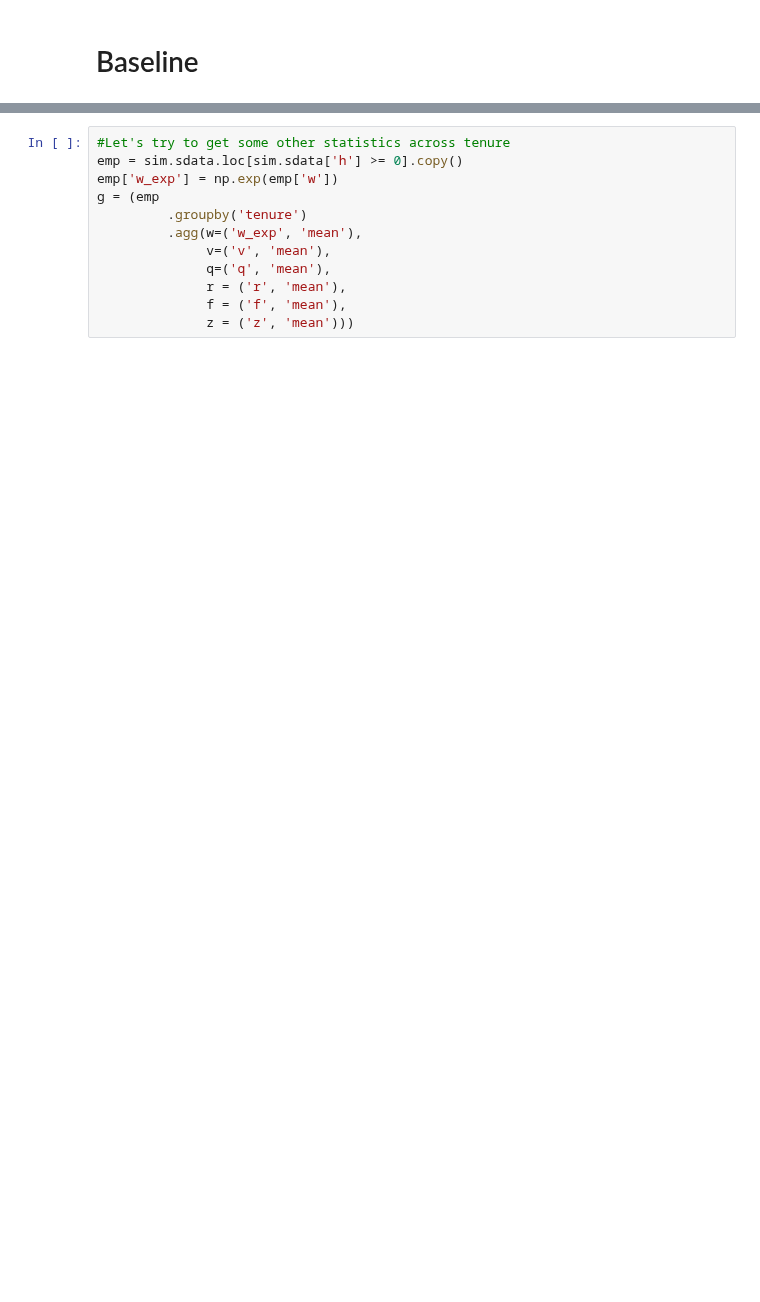
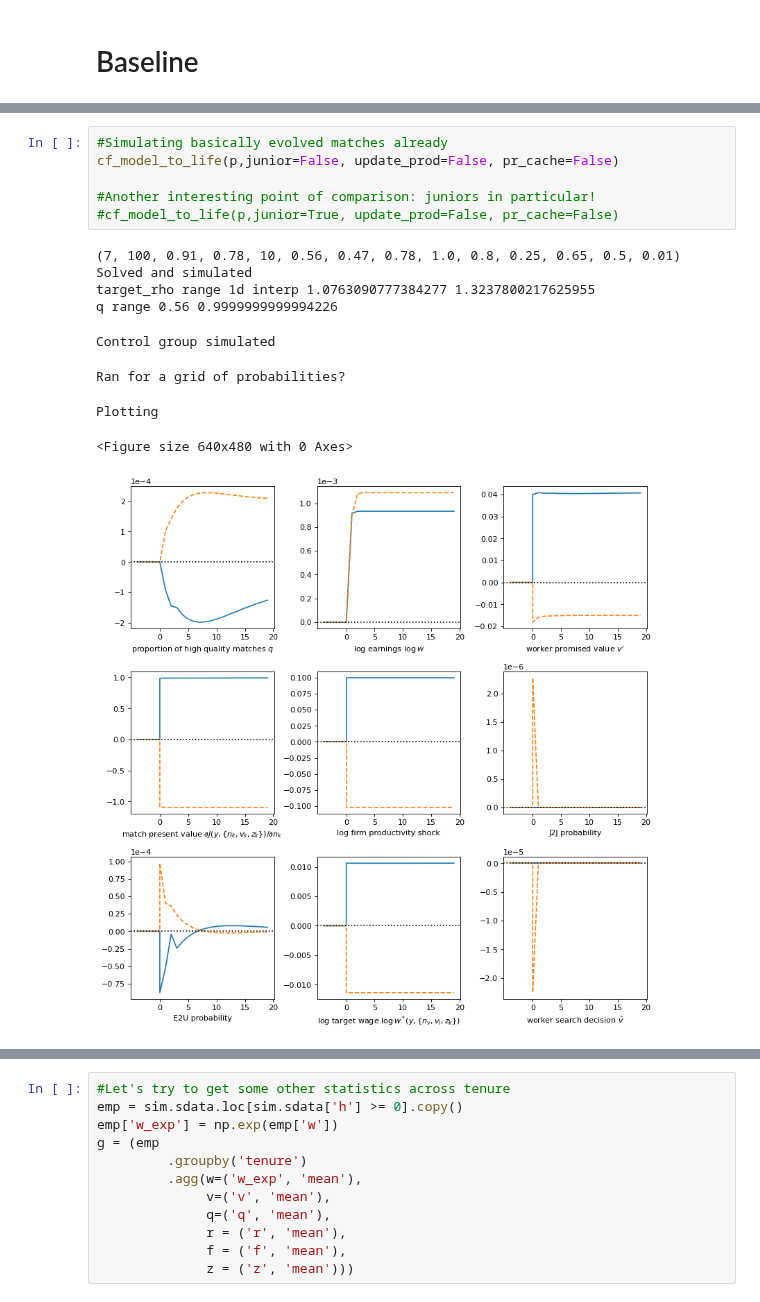
Before and after one commit to zalandru/Dynamic-Contracting-Multi-worker-Firm, a Jupyter notebook: VFI/CRS/Initiating CRS_savings.ipynb, the cells around one changed output, grey strips where cells are left out. Drawn from its saved outputs; the diff is of its cells as text; blank space fills up the shorter version.

```diff
--- a/VFI/CRS/Initiating CRS_savings.ipynb
+++ b/VFI/CRS/Initiating CRS_savings.ipynb
@@ -156,0 +274,16 @@ np.float64(3.7534678868235716)
+# %%
+#Simulating basically evolved matches already
+cf_model_to_life(p,junior=False, update_prod=False, pr_cache=False)
+
+#Another interesting point of comparison: juniors in particular!
+#cf_model_to_life(p,junior=True, update_prod=False, pr_cache=False)
+# %% [output]
+(7, 100, 0.91, 0.78, 10, 0.56, 0.47, 0.78, 1.0, 0.8, 0.25, 0.65, 0.5, 0.01)
+Solved and simulated
+target_rho range 1d interp 1.0763090777384277 1.3237800217625955
+q range 0.56 0.9999999999994226
+Control group simulated
+Ran for a grid of probabilities?
+Plotting
+<Figure size 640x480 with 0 Axes>
+[figure, added]
```
Also changed, not shown: parts of 60 cells of this notebook, 37 other files.
